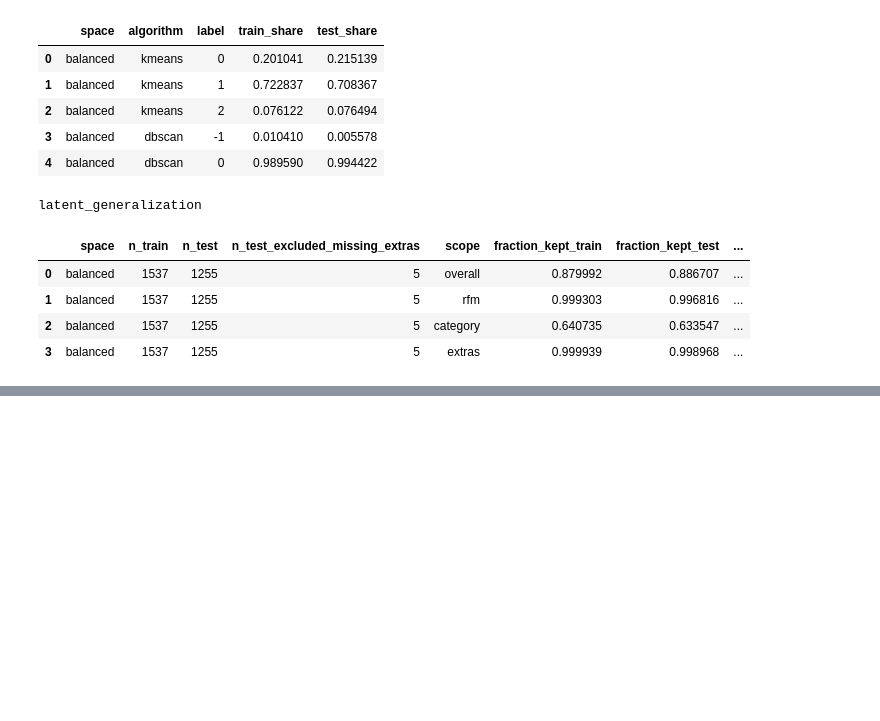
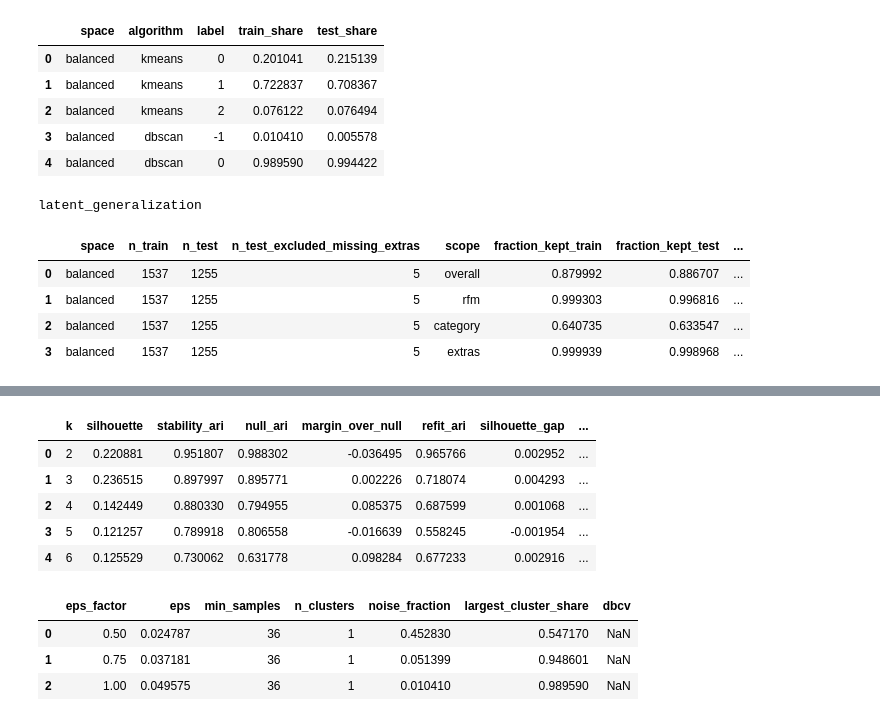
Before and after one commit to m-adisa/mlai, a Jupyter notebook: Phase_1/Project/notebook.ipynb, the cells around one changed output, grey strips where cells are left out. Saved outputs shown, nothing was run; the diff lists cells and outputs as text; code cells hidden in the pictures; blank space fills up the shorter version.

```diff
--- a/Phase_1/Project/notebook.ipynb
+++ b/Phase_1/Project/notebook.ipynb
@@ -243,0 +433,16 @@ plot_profile(profile, "balanced", "dbscan", view="blocks").show()
+# %%
+# Repeat customers
+kmeans_repeat = kmeans_sensitivity(train_repeat_feats, test_repeat_feats, REPEAT_STABILITY_REPEATS)
+display(kmeans_repeat)
+display(dbscan_sensitivity(train_result_repeat, train_repeat_feats))
+# %% [output]
+|  | k | silhouette | stability_ari | null_ari | margin_over_null | refit_ari | silhouette_gap | ... |
+| 0 | 2 | 0.220881 | 0.951807 | 0.988302 | -0.036495 | 0.965766 | 0.002952 | ... |
+| 1 | 3 | 0.236515 | 0.897997 | 0.895771 | 0.002226 | 0.718074 | 0.004293 | ... |
+| 2 | 4 | 0.142449 | 0.880330 | 0.794955 | 0.085375 | 0.687599 | 0.001068 | ... |
+| 3 | 5 | 0.121257 | 0.789918 | 0.806558 | -0.016639 | 0.558245 | -0.001954 | ... |
+| 4 | 6 | 0.125529 | 0.730062 | 0.631778 | 0.098284 | 0.677233 | 0.002916 | ... |
+|  | eps_factor | eps | min_samples | n_clusters | noise_fraction | largest_cluster_share | dbcv |
+| 0 | 0.50 | 0.024787 | 36 | 1 | 0.452830 | 0.547170 | NaN |
+| 1 | 0.75 | 0.037181 | 36 | 1 | 0.051399 | 0.948601 | NaN |
+| 2 | 1.00 | 0.049575 | 36 | 1 | 0.010410 | 0.989590 | NaN |
```
Also changed, not shown: parts of 6 cells of this notebook, 1 other file.
